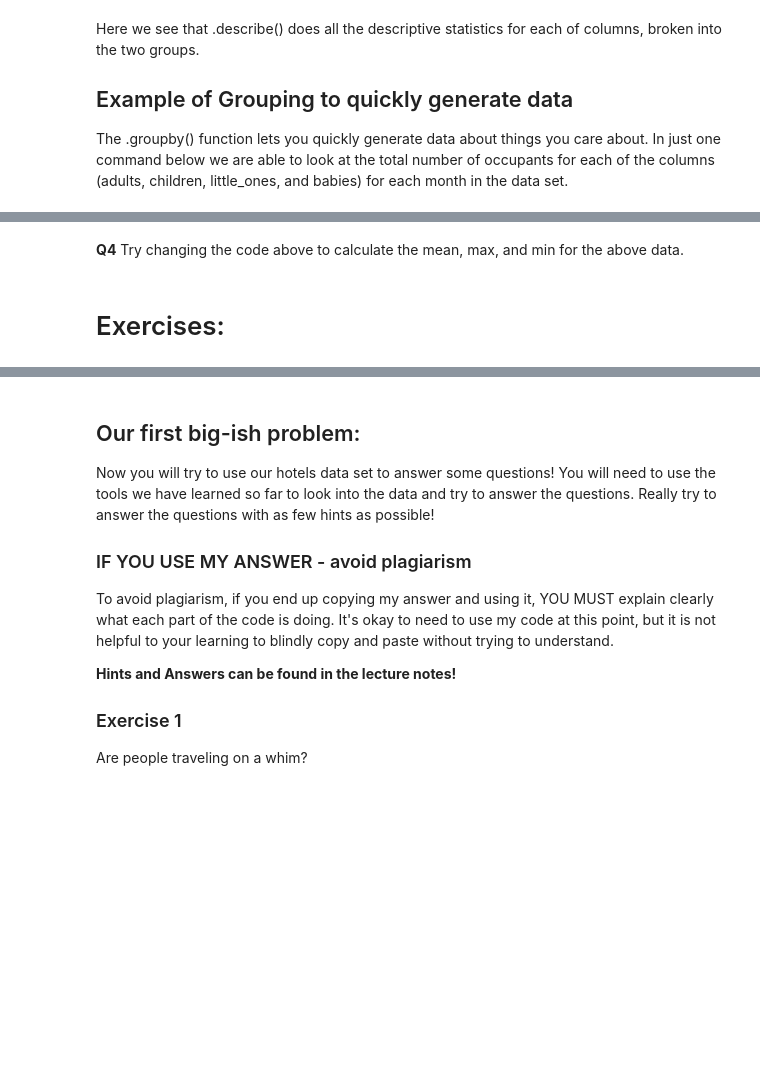
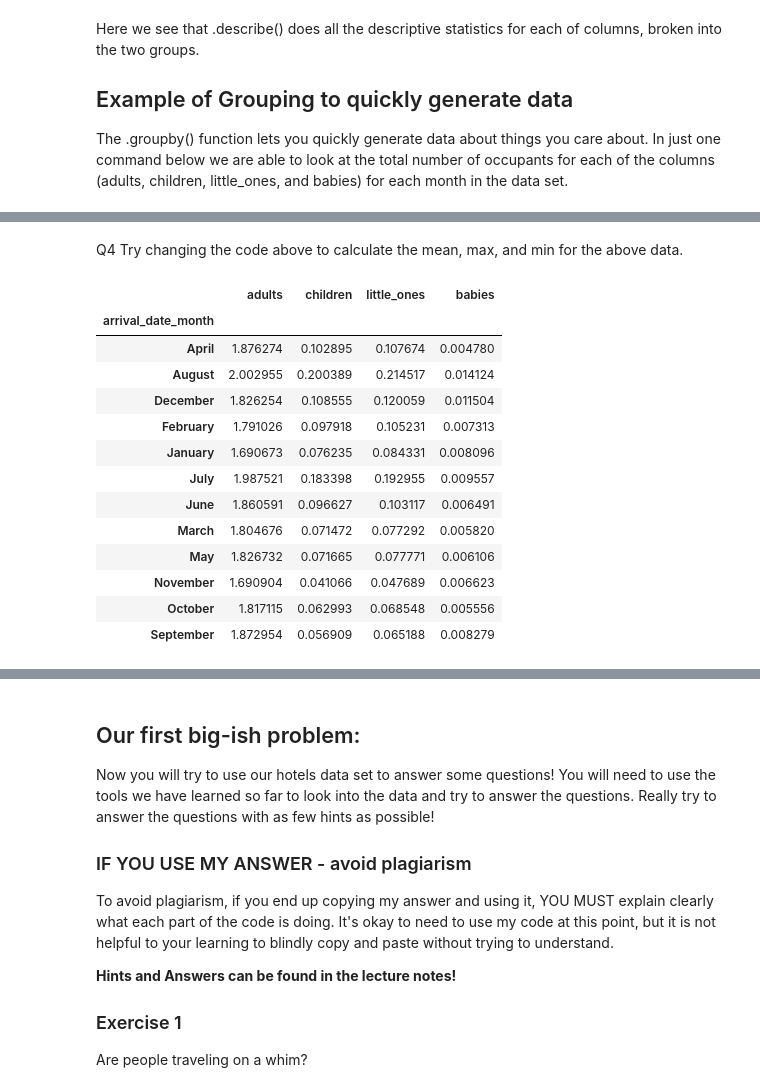
Before and after one commit to jazmine-veliz/Day6, a Jupyter notebook: Day6-HW.ipynb, the cells around one changed output, grey strips where cells are left out. Cells and saved outputs as stored; diff of their text form; code cells hidden in the pictures; blank space fills up the shorter version.

```diff
--- a/Day6-HW.ipynb
+++ b/Day6-HW.ipynb
@@ -142,4 +330,19 @@ DF_raw_hotels.groupby(by=['arrival_date_month'])[my_columns].sum()
-# %% [markdown]
-**Q4** Try changing the code above to calculate the mean, max, and min for the above data.
-# %% [markdown]
-# Exercises:
+# %% [markdown]
+Q4 Try changing the code above to calculate the mean, max, and min for the above data.
+# %%
+DF_raw_hotels.groupby(by=['arrival_date_month'])[my_columns].mean()
+# %% [output]
+|  | adults | children | little_ones | babies |
+| arrival_date_month |  |  |  |  |
+| April | 1.876274 | 0.102895 | 0.107674 | 0.004780 |
+| August | 2.002955 | 0.200389 | 0.214517 | 0.014124 |
+| December | 1.826254 | 0.108555 | 0.120059 | 0.011504 |
+| February | 1.791026 | 0.097918 | 0.105231 | 0.007313 |
+| January | 1.690673 | 0.076235 | 0.084331 | 0.008096 |
+| July | 1.987521 | 0.183398 | 0.192955 | 0.009557 |
+| June | 1.860591 | 0.096627 | 0.103117 | 0.006491 |
+| March | 1.804676 | 0.071472 | 0.077292 | 0.005820 |
+| May | 1.826732 | 0.071665 | 0.077771 | 0.006106 |
+| November | 1.690904 | 0.041066 | 0.047689 | 0.006623 |
+| October | 1.817115 | 0.062993 | 0.068548 | 0.005556 |
+| September | 1.872954 | 0.056909 | 0.065188 | 0.008279 |
```
Also changed, not shown: parts of 32 cells of this notebook.
